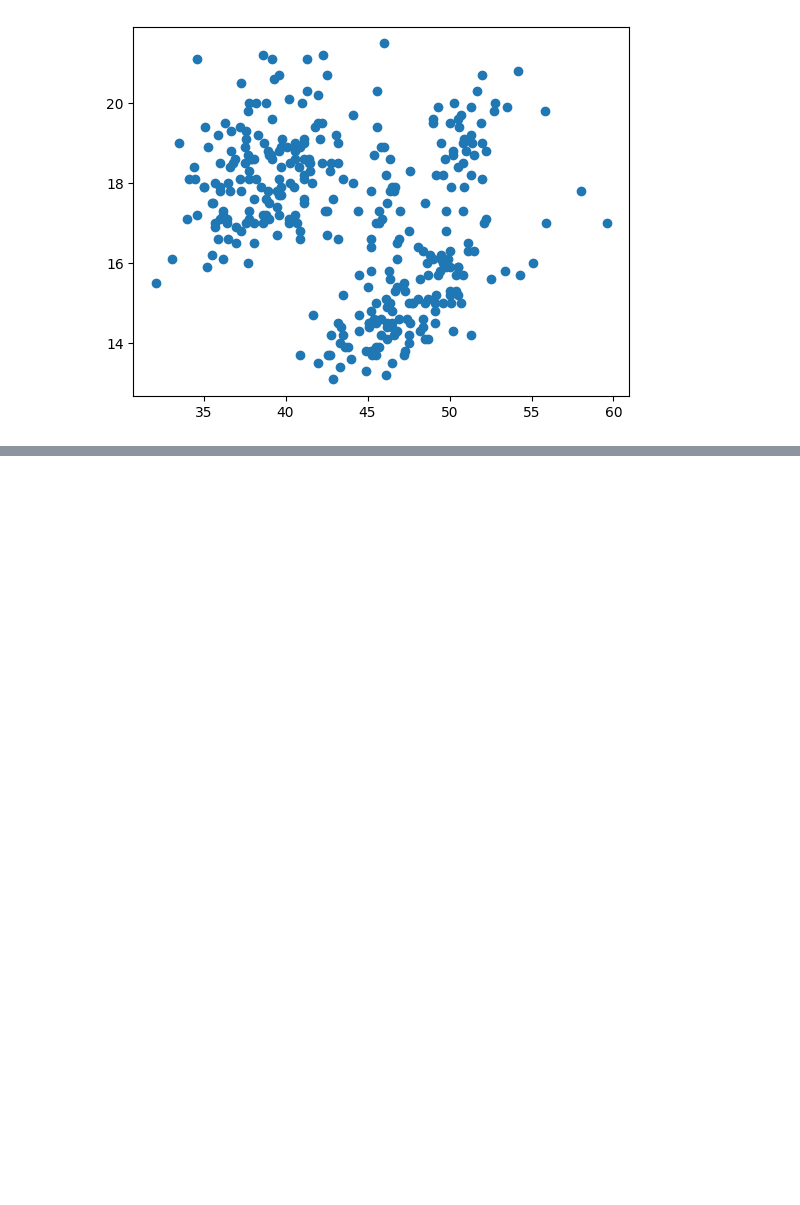
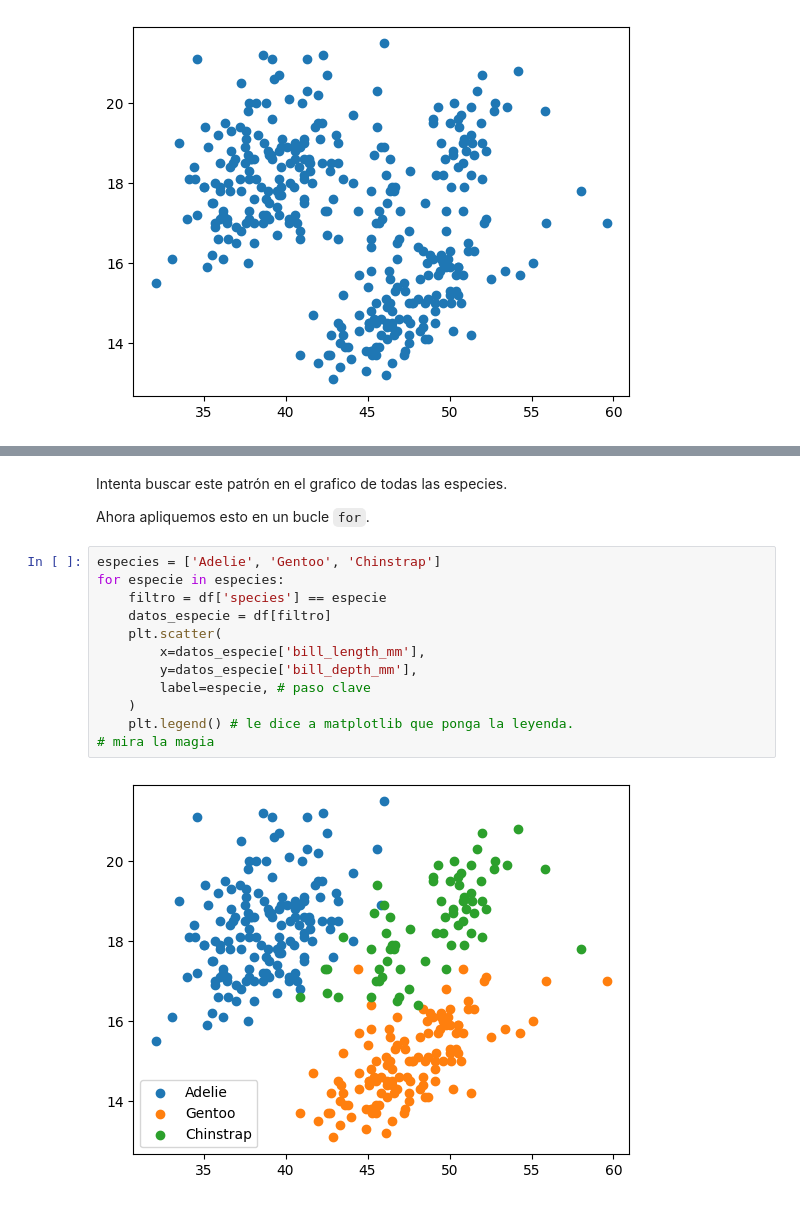
Before and after one commit to chrisdewa/curso_python, a Jupyter notebook: docs_raw/unidad-4/tema-17-visualizaciones.ipynb, the cells around one changed output, grey strips where cells are left out. Saved outputs shown, nothing was run; the diff lists cells and outputs as text; blank space fills up the shorter version.

```diff
--- a/docs_raw/unidad-4/tema-17-visualizaciones.ipynb
+++ b/docs_raw/unidad-4/tema-17-visualizaciones.ipynb
@@ -51,0 +87,18 @@ Podemos ver nuevamente los conglomerados, vamos a colorearlos, pero primero veam
+# %% [markdown]
+Intenta buscar este patrón en el grafico de todas las especies.
+
+Ahora apliquemos esto en un bucle `for`.
+# %%
+especies = ['Adelie', 'Gentoo', 'Chinstrap']
+for especie in especies:
+    filtro = df['species'] == especie
+    datos_especie = df[filtro]
+    plt.scatter(
+        x=datos_especie['bill_length_mm'],
+        y=datos_especie['bill_depth_mm'],
+        label=especie, # paso clave
+    )
+    plt.legend() # le dice a matplotlib que ponga la leyenda.
+# mira la magia
+# %% [output]
+[figure, added]
```
Also changed, not shown: parts of 7 cells of this notebook.
